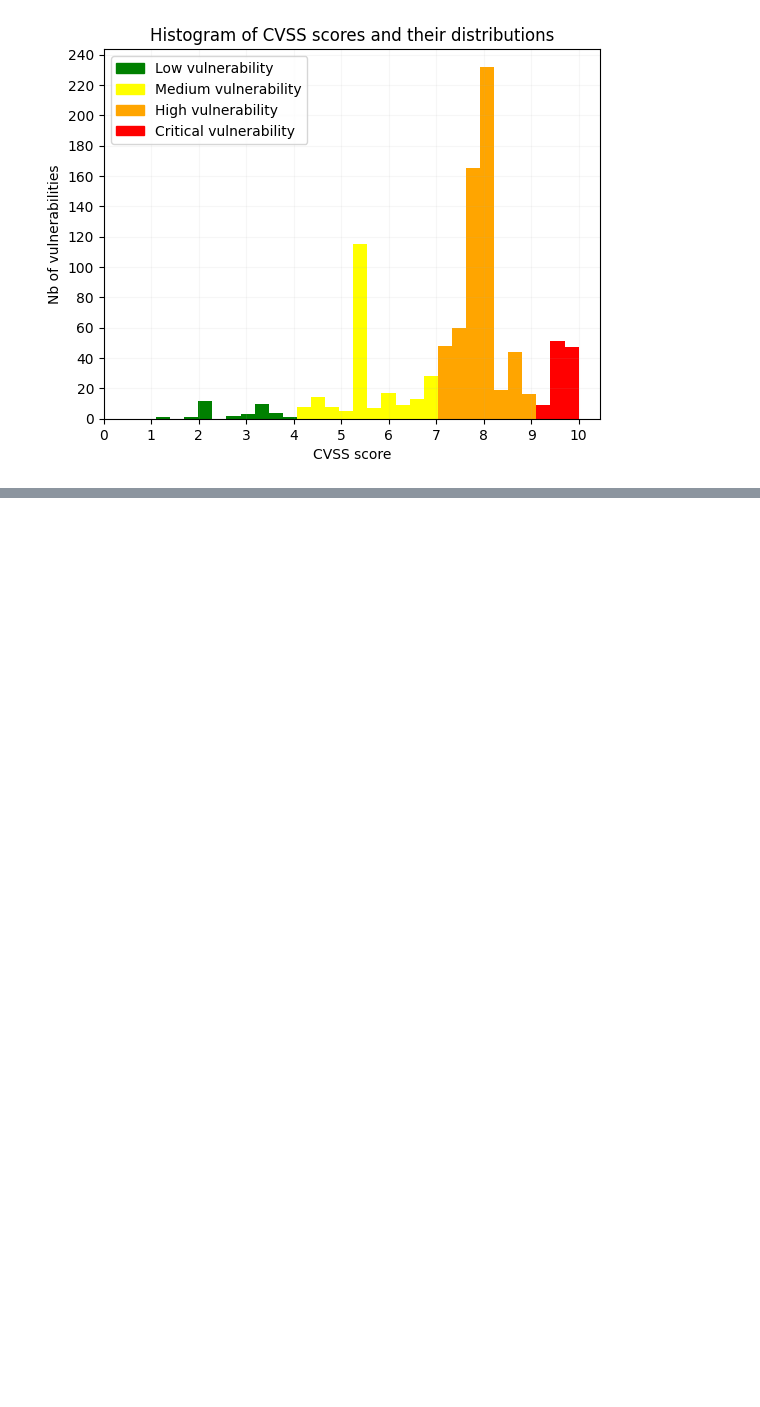
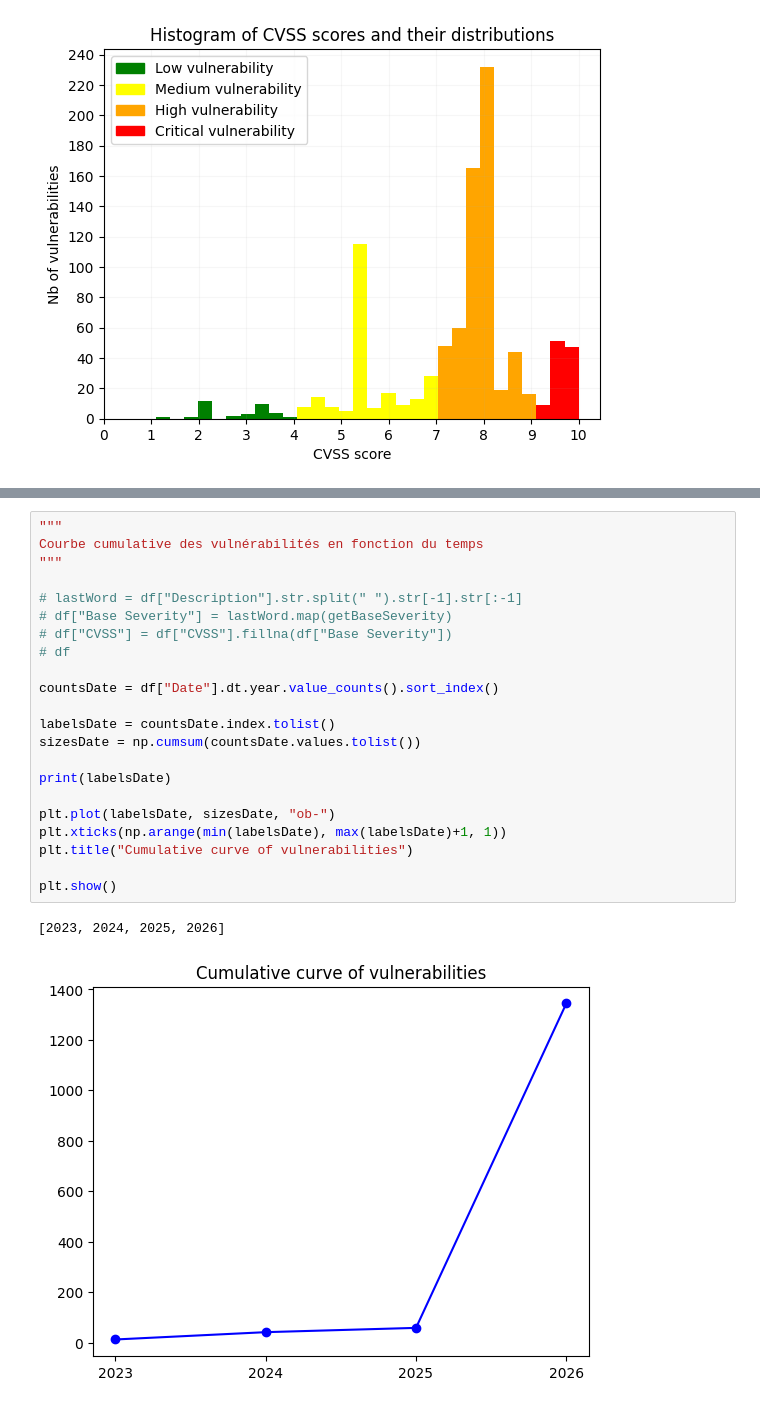
Before and after one commit to Graim-lee/Detecting-spams-in-mails-, a Jupyter notebook: project.ipynb, the cells around one changed output, grey strips where cells are left out. Cells and saved outputs as stored; diff of their text form; blank space fills up the shorter version.

```diff
--- a/project.ipynb
+++ b/project.ipynb
@@ -584,0 +566,25 @@ plt.show()
+# %%
+"""
+Courbe cumulative des vulnérabilités en fonction du temps
+"""
+
+# lastWord = df["Description"].str.split(" ").str[-1].str[:-1]
+# df["Base Severity"] = lastWord.map(getBaseSeverity)
+# df["CVSS"] = df["CVSS"].fillna(df["Base Severity"])
+# df
+
+countsDate = df["Date"].dt.year.value_counts().sort_index()
+
+labelsDate = countsDate.index.tolist()
+sizesDate = np.cumsum(countsDate.values.tolist())
+
+print(labelsDate)
+
+plt.plot(labelsDate, sizesDate, "ob-")
+plt.xticks(np.arange(min(labelsDate), max(labelsDate)+1, 1))
+plt.title("Cumulative curve of vulnerabilities")
+
+plt.show()
+# %% [output]
+[2023, 2024, 2025, 2026]
+[figure, added]
```
Also changed, not shown: parts of 14 cells of this notebook.
